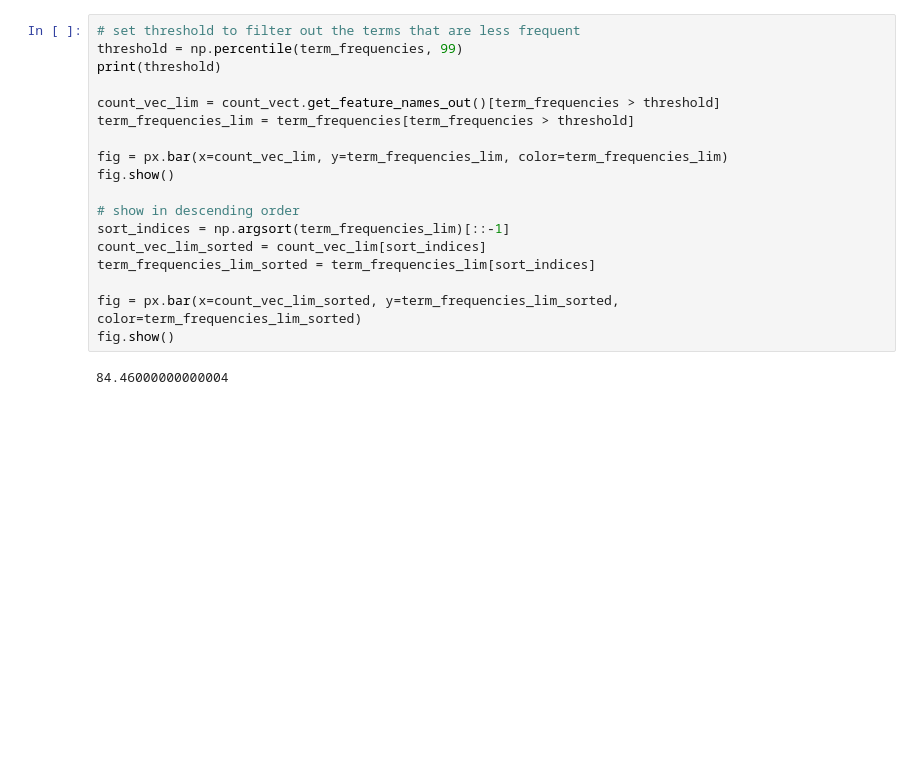
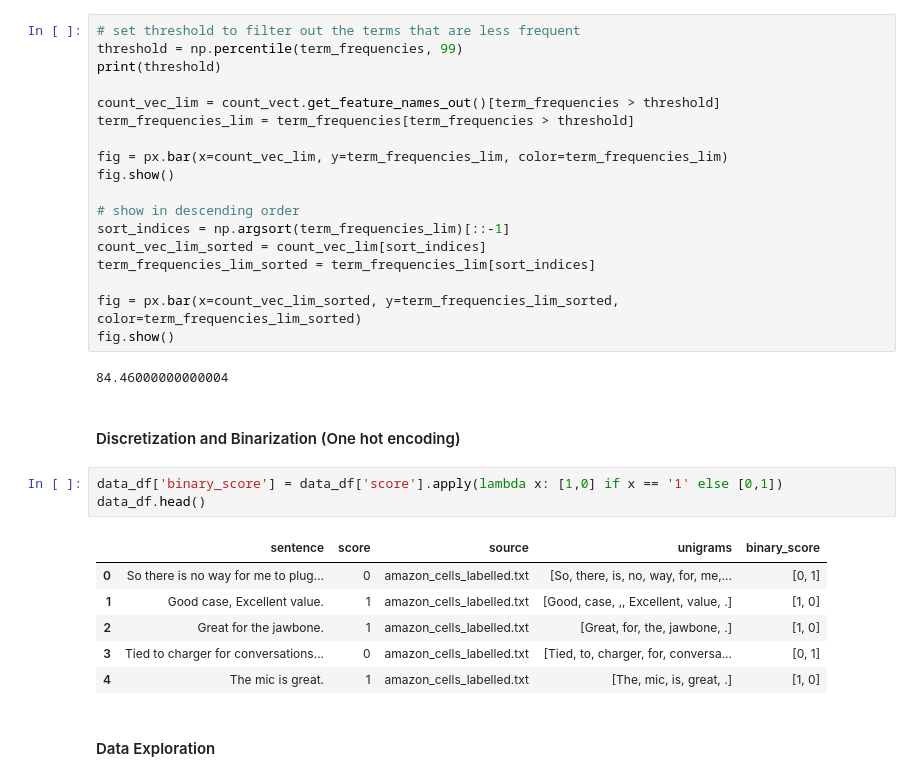
Before and after one commit to Wayne48763/DM2023-Lab1-Master, a Jupyter notebook: Homework/DM2023-Lab1-Homework.ipynb, the cells around one changed output. Drawn from its saved outputs; the diff is of its cells as text; blank space fills up the shorter version.

```diff
--- a/Homework/DM2023-Lab1-Homework.ipynb
+++ b/Homework/DM2023-Lab1-Homework.ipynb
@@ -619,3 +622,17 @@ fig = px.bar(x=count_vec_lim_sorted, y=term_frequencies_lim_sorted, color=term_f
 fig.show()
 # %% [output]
 84.46000000000004
+# %% [markdown]
+#### Discretization and Binarization (One hot encoding)
+# %%
+data_df['binary_score'] = data_df['score'].apply(lambda x: [1,0] if x == '1' else [0,1])
+data_df.head()
+# %% [output]
+|  | sentence | score | source | unigrams | binary_score |
+| 0 | So there is no way for me to plug... | 0 | amazon_cells_labelled.txt | [So, there, is, no, way, for, me,... | [0, 1] |
+| 1 | Good case, Excellent value. | 1 | amazon_cells_labelled.txt | [Good, case, ,, Excellent, value, .] | [1, 0] |
+| 2 | Great for the jawbone. | 1 | amazon_cells_labelled.txt | [Great, for, the, jawbone, .] | [1, 0] |
+| 3 | Tied to charger for conversations... | 0 | amazon_cells_labelled.txt | [Tied, to, charger, for, conversa... | [0, 1] |
+| 4 | The mic is great. | 1 | amazon_cells_labelled.txt | [The, mic, is, great, .] | [1, 0] |
+# %% [markdown]
+####  Data Exploration
```
Also changed, not shown: parts of 4 cells of this notebook.
